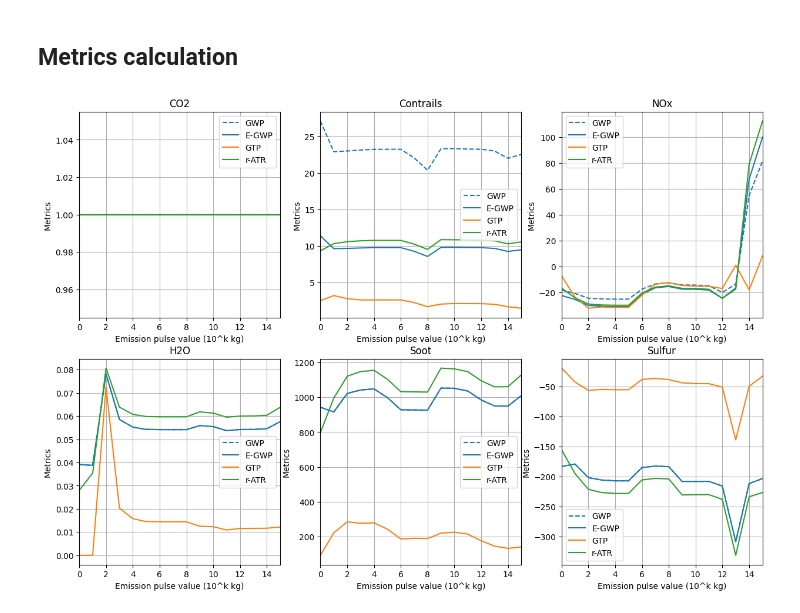
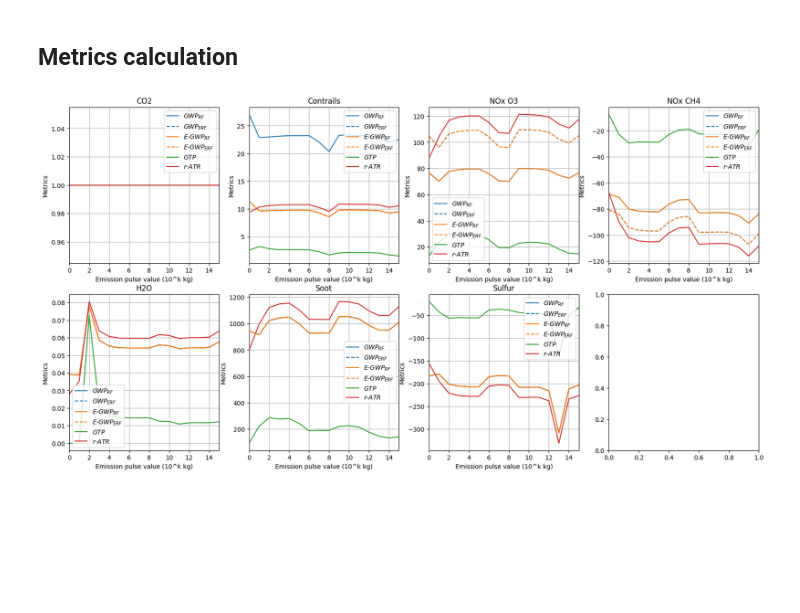
Before and after one commit to AeroMAPS/AeroCM, a Jupyter notebook: metrics_pulse_sensitivity.ipynb, the cells around one changed output. Cells and saved outputs as stored; diff of their text form; code cells hidden in the pictures; blank space fills up the shorter version.

```diff
--- a/metrics_pulse_sensitivity.ipynb
+++ b/metrics_pulse_sensitivity.ipynb
@@ -66,33 +94,38 @@ for studied_species in ["Aviation CO2", "Aviation contrails", "Aviation NOx", "A
 
     j +=1
 # %%
-fig, axes = plt.subplots(2, 3, figsize=(15, 10))
+fig, axes = plt.subplots(2, 4, figsize=(20, 10))
 
 for i, ax in enumerate(axes.flat):
-    x_axis = range(0, len(egwp[:, i]))
-    ax.plot(x_axis, gwp[:, i], label='GWP', color='C0', linestyle='--')
-    ax.plot(x_axis, egwp[:, i], label='E-GWP', color='C0')
-    ax.plot(x_axis, gtp[:, i], label='GTP', color='C1')
-    ax.plot(x_axis, ratr[:, i], label='r-ATR', color='C2')
-    ax.set_xlim(0,len(egwp[:, i])-1)
-    ax.set_xlabel('Emission pulse value (10^k kg)')
-    ax.set_ylabel('Metrics')
-    if i == 0:
-        ax.set_title('CO2')
-    elif i == 1:
-        ax.set_title('Contrails')
-    elif i == 2:
-        ax.set_title('NOx')
-    elif i == 3:
-        ax.set_title('H2O')
-    elif i == 4:
-        ax.set_title('Soot')
-    elif i == 5:
-        ax.set_title('Sulfur')
-    ax.grid()
-    ax.legend()
+    if i != 7:
+        x_axis = range(0, len(gwp_rf[:, i]))
+        ax.plot(x_axis, gwp_rf[:, i], label=r'$GWP_{RF}$', color='C0')
+        ax.plot(x_axis, gwp_erf[:, i], label=r'$GWP_{ERF}$', color='C0', linestyle='--')
+        ax.plot(x_axis, egwp_rf[:, i], label=r'$E\text{-}GWP_{RF}$', color='C1')
+        ax.plot(x_axis, egwp_erf[:, i], label=r'$E\text{-}GWP_{ERF}$', color='C1', linestyle='--')
+        ax.plot(x_axis, gtp[:, i], label=r'$GTP$', color='C2')
+        ax.plot(x_axis, ratr[:, i], label=r'$r\text{-}ATR$', color='C3')
+        ax.set_xlim(0,len(gwp_rf[:, i])-1)
+        ax.set_xlabel('Emission pulse value (10^k kg)')
+        ax.set_ylabel('Metrics')
+        if i == 0:
+            ax.set_title('CO2')
+        elif i == 1:
+            ax.set_title('Contrails')
+        elif i == 2:
+            ax.set_title('NOx O3')
+        elif i == 3:
+            ax.set_title('NOx CH4')
+        elif i == 4:
+            ax.set_title('H2O')
+        elif i == 5:
+            ax.set_title('Soot')
+        elif i == 6:
+            ax.set_title('Sulfur')
+        ax.grid()
+        ax.legend()
 
 #plt.tight_layout(rect=[0, 0.03, 1, 0.95])
 plt.show()
 # %% [output]
-[figure, old version]
+[figure, new version]
```
Also changed, not shown: parts of 3 cells of this notebook, 9 other files.
